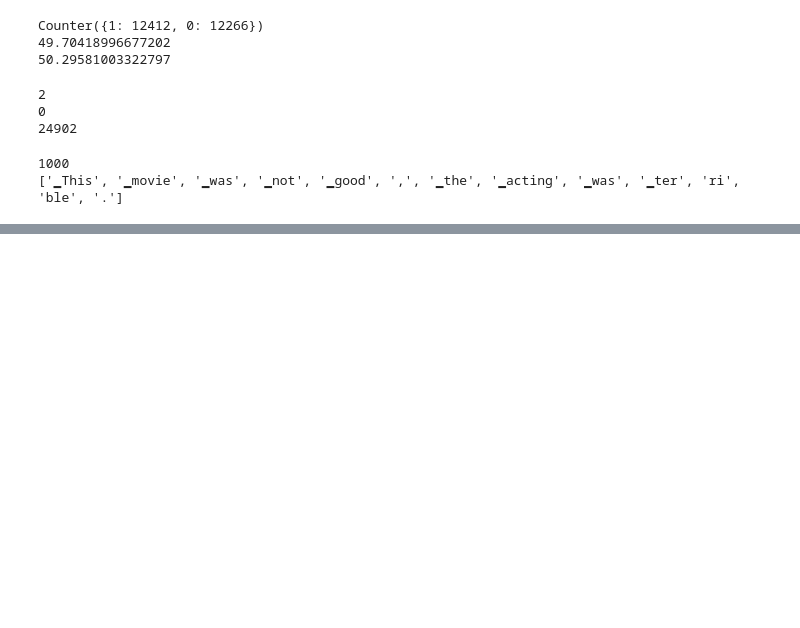
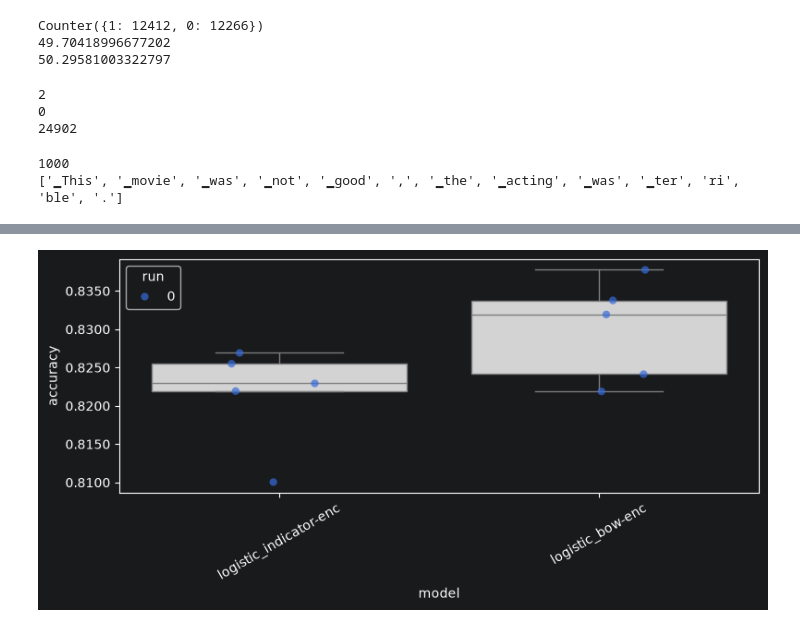
Before and after one commit to stuciaga/nlp1-student, a Jupyter notebook: part1/imdb.ipynb, the cells around one changed output, grey strips where cells are left out. Saved outputs shown, nothing was run; the diff lists cells and outputs as text; code cells hidden in the pictures; blank space fills up the shorter version.

```diff
--- a/part1/imdb.ipynb
+++ b/part1/imdb.ipynb
@@ -187,0 +366,5 @@ Wall time: 103 ms
+# %%
+df = part1.analysis.make_data_frame(my_classifiers)
+part1.analysis.plot_box_and_points(df)
+# %% [output]
+[figure, added]
```
Also changed, not shown: parts of 20 cells of this notebook.
